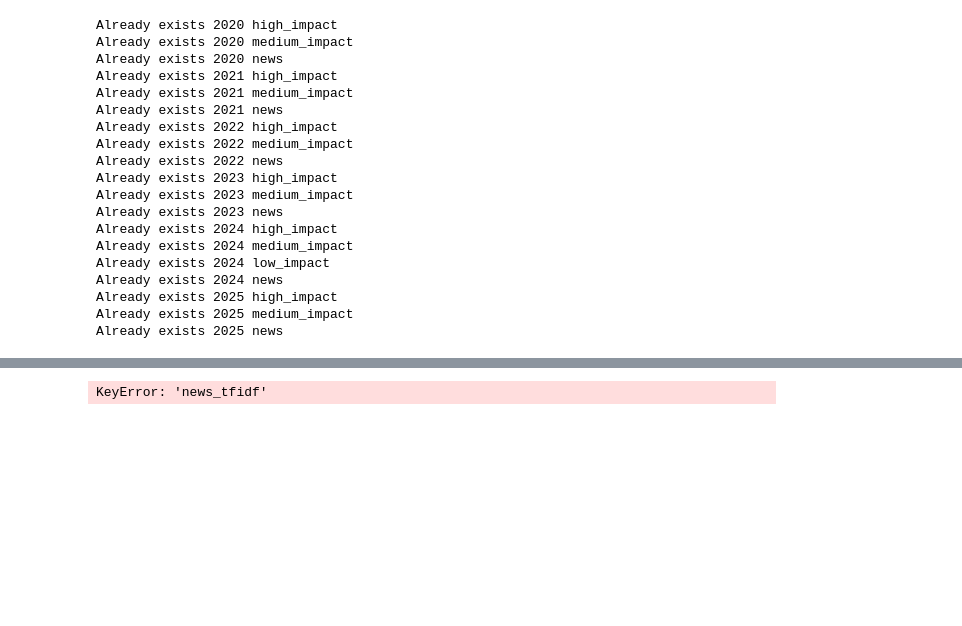
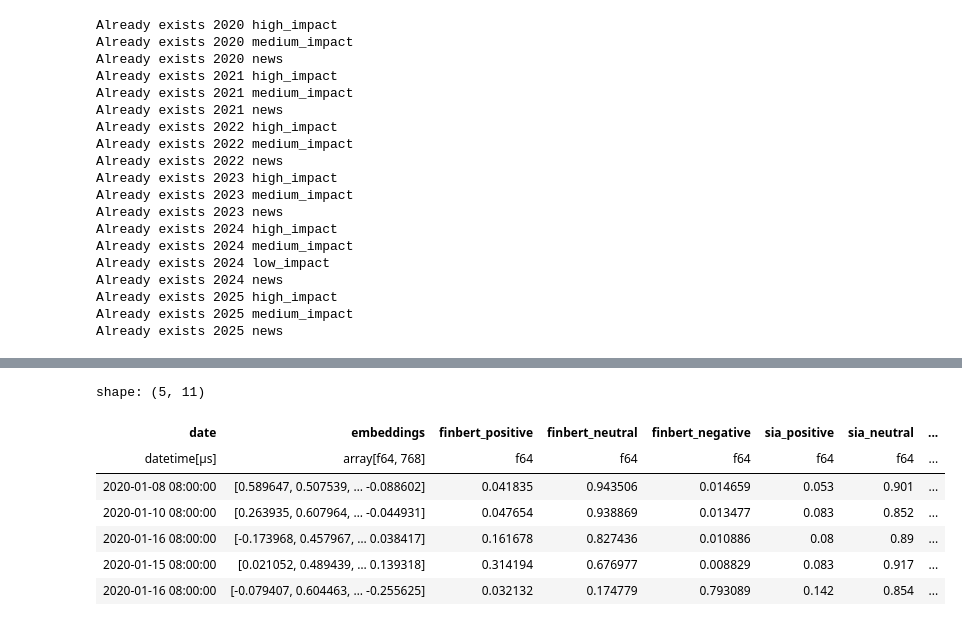
Before and after one commit to ibitec7/stock, a Jupyter notebook: src/analysis.ipynb, the cells around one changed output, grey strips where cells are left out. Drawn from its saved outputs; the diff is of its cells as text; code cells hidden in the pictures; blank space fills up the shorter version.

```diff
--- a/src/analysis.ipynb
+++ b/src/analysis.ipynb
@@ -188,4 +187,0 @@ plt.savefig(os.path.join(PLOTS_DIR, "kmeans_tsne.png"))
-# %%
-corpus["2020"]["news_tfidf"].toarray().shape
-# %% [output]
-KeyError: 'news_tfidf'
@@ -191,0 +225,29 @@ KeyError: 'news_tfidf'
+# %%
+date_series = pl.Series("date", date_list)
+# %%
+import polars as pl
+
+df = pl.DataFrame({
+    "date": date_series,
+    "embeddings": embeddings.get(),
+    "finbert_positive": sentiment[:, 0].get(),
+    "finbert_neutral": sentiment[:, 1].get(),
+    "finbert_negative": sentiment[:, 2].get(),
+    "sia_positive": sia_scores[:, 0].get(),
+    "sia_neutral": sia_scores[:, 1].get(),
+    "sia_negative": sia_scores[:, 2].get(),
+    "sia_compound": sia_scores[:, 3].get(),
+    "kmeans_clusters": kmeans_clusters.get(),
+    "dbscan_clusters": dbscan_clusters.get()
+})
+# %%
+df.head()
+# %% [output]
+shape: (5, 11)
+| date | embeddings | finbert_positive | finbert_neutral | finbert_negative | sia_positive | sia_neutral | ... |
+| datetime[μs] | array[f64, 768] | f64 | f64 | f64 | f64 | f64 | ... |
+| 2020-01-08 08:00:00 | [0.589647, 0.507539, … -0.088602] | 0.041835 | 0.943506 | 0.014659 | 0.053 | 0.901 | ... |
+| 2020-01-10 08:00:00 | [0.263935, 0.607964, … -0.044931] | 0.047654 | 0.938869 | 0.013477 | 0.083 | 0.852 | ... |
+| 2020-01-16 08:00:00 | [-0.173968, 0.457967, … 0.038417] | 0.161678 | 0.827436 | 0.010886 | 0.08 | 0.89 | ... |
+| 2020-01-15 08:00:00 | [0.021052, 0.489439, … 0.139318] | 0.314194 | 0.676977 | 0.008829 | 0.083 | 0.917 | ... |
+| 2020-01-16 08:00:00 | [-0.079407, 0.604463, … -0.255625] | 0.032132 | 0.174779 | 0.793089 | 0.142 | 0.854 | ... |
```
Also changed, not shown: parts of 13 cells of this notebook, 4 other files.
